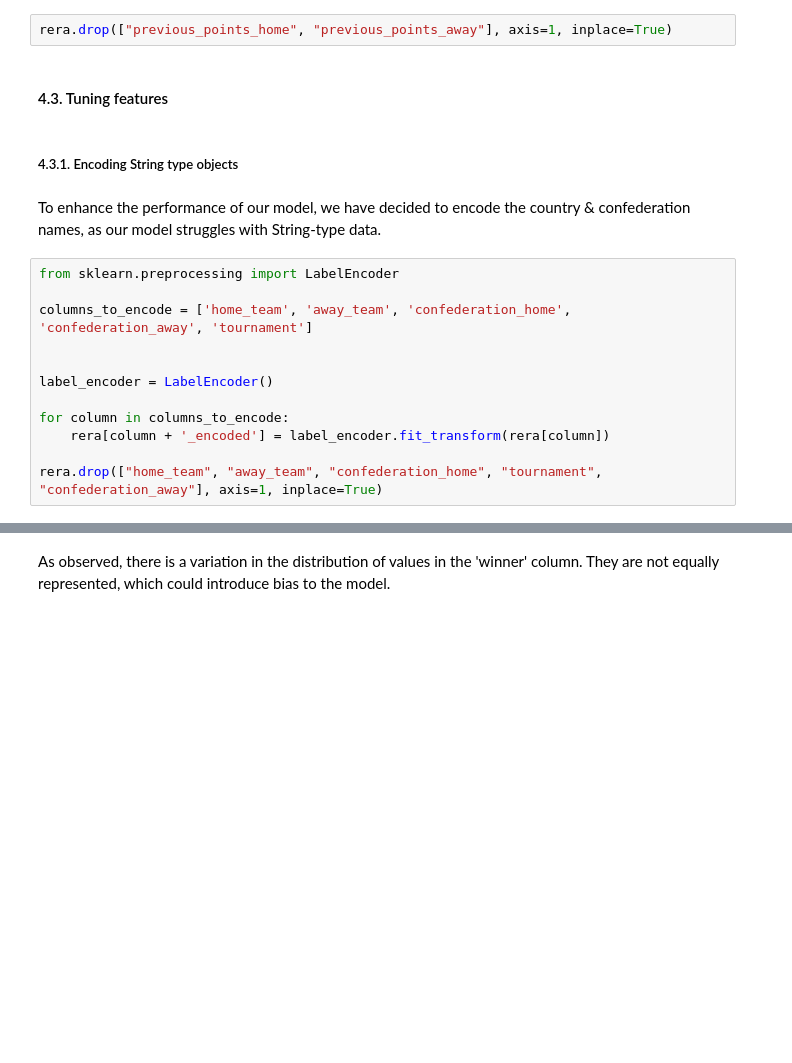
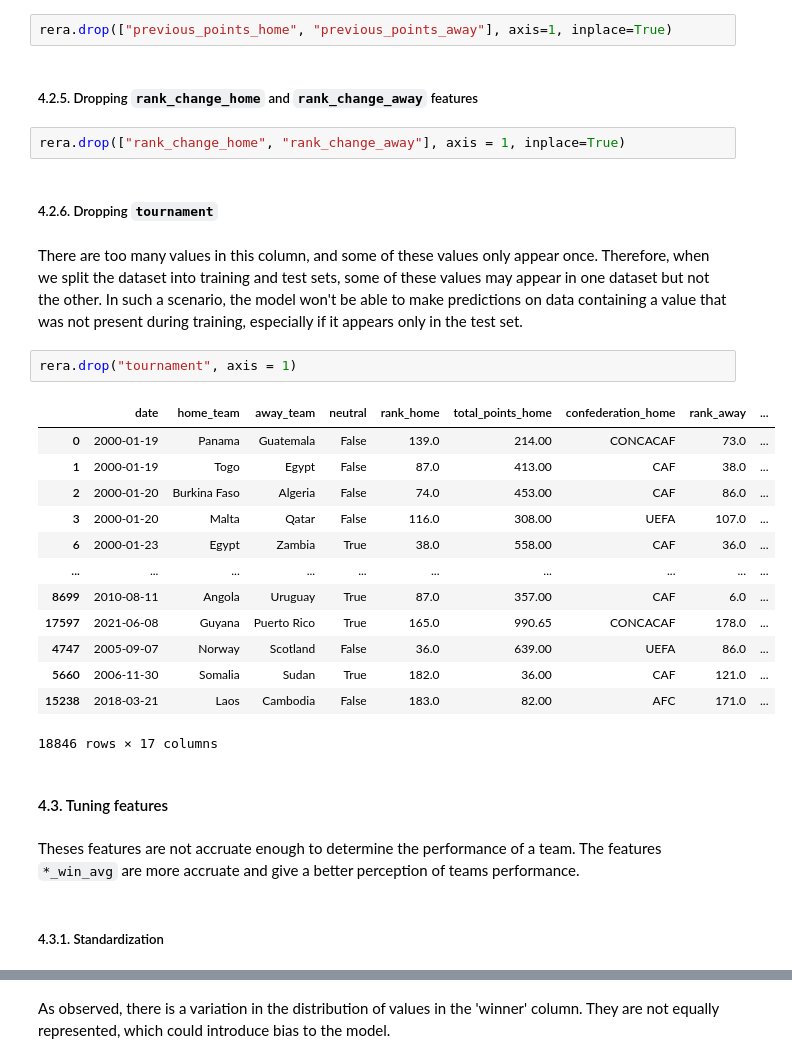
Before and after one commit to H4znow/Football_match_results_predictor, a Jupyter notebook: pre/preprocess_dataset.ipynb, the cells around one changed output, grey strips where cells are left out. Cells and saved outputs as stored; diff of their text form; blank space fills up the shorter version.

```diff
--- a/pre/preprocess_dataset.ipynb
+++ b/pre/preprocess_dataset.ipynb
@@ -581,21 +555,33 @@ rera.drop("country", axis=1, inplace=True)
 As shown in the correlation heatmap, `previous_points_home` and `previous_points_away` exhibit high correlations with `total_points_home` and `total_points_away`, respectively. Across multiple matches, the total number of points remains relatively constant, possibly accounting for this correlation. We hypothesize that the total points alone provide sufficient information, making the details from `previous_points` redundant, despite its minor fluctuations.
 # %%
 rera.drop(["previous_points_home", "previous_points_away"], axis=1, inplace=True)
+# %% [markdown]
+##### 4.2.5. Dropping `rank_change_home` and `rank_change_away` features
+# %%
+rera.drop(["rank_change_home", "rank_change_away"], axis = 1, inplace=True)
+# %% [markdown]
+##### 4.2.6. Dropping `tournament`
+# %% [markdown]
+There are too many values in this column, and some of these values only appear once. Therefore, when we split the dataset into training and test sets, some of these values may appear in one dataset but not the other. In such a scenario, the model won't be able to make predictions on data containing a value that was not present during training, especially if it appears only in the test set.
+# %%
+rera.drop("tournament", axis = 1)
+# %% [output]
+|  | date | home_team | away_team | neutral | rank_home | total_points_home | confederation_home | rank_away | ... |
+| 0 | 2000-01-19 | Panama | Guatemala | False | 139.0 | 214.00 | CONCACAF | 73.0 | ... |
+| 1 | 2000-01-19 | Togo | Egypt | False | 87.0 | 413.00 | CAF | 38.0 | ... |
+| 2 | 2000-01-20 | Burkina Faso | Algeria | False | 74.0 | 453.00 | CAF | 86.0 | ... |
+| 3 | 2000-01-20 | Malta | Qatar | False | 116.0 | 308.00 | UEFA | 107.0 | ... |
+| 6 | 2000-01-23 | Egypt | Zambia | True | 38.0 | 558.00 | CAF | 36.0 | ... |
+| ... | ... | ... | ... | ... | ... | ... | ... | ... | ... |
+| 8699 | 2010-08-11 | Angola | Uruguay | True | 87.0 | 357.00 | CAF | 6.0 | ... |
+| 17597 | 2021-06-08 | Guyana | Puerto Rico | True | 165.0 | 990.65 | CONCACAF | 178.0 | ... |
+| 4747 | 2005-09-07 | Norway | Scotland | False | 36.0 | 639.00 | UEFA | 86.0 | ... |
+| 5660 | 2006-11-30 | Somalia | Sudan | True | 182.0 | 36.00 | CAF | 121.0 | ... |
+| 15238 | 2018-03-21 | Laos | Cambodia | False | 183.0 | 82.00 | AFC | 171.0 | ... |
+18846 rows × 17 columns
 # %% [markdown]
 #### 4.3. Tuning features
+# %% [markdown]
+Theses features are not accruate enough to determine the performance of a team. The features `*_win_avg` are more accruate and give a better perception of teams performance.
 # %% [markdown]
-##### 4.3.1. Encoding String type objects
+##### 4.3.1. Standardization
-# %% [markdown]
-To enhance the performance of our model, we have decided to encode the country & confederation names, as our model struggles with String-type data.
-# %%
-from sklearn.preprocessing import LabelEncoder
-
-columns_to_encode = ['home_team', 'away_team', 'confederation_home', 'confederation_away', 'tournament']
-
-
-label_encoder = LabelEncoder()
-
-for column in columns_to_encode:
-    rera[column + '_encoded'] = label_encoder.fit_transform(rera[column])
-
-rera.drop(["home_team", "away_team", "confederation_home", "tournament", "confederation_away"], axis=1, inplace=True)
```
Also changed, not shown: parts of 25 cells of this notebook, 8 other files.
